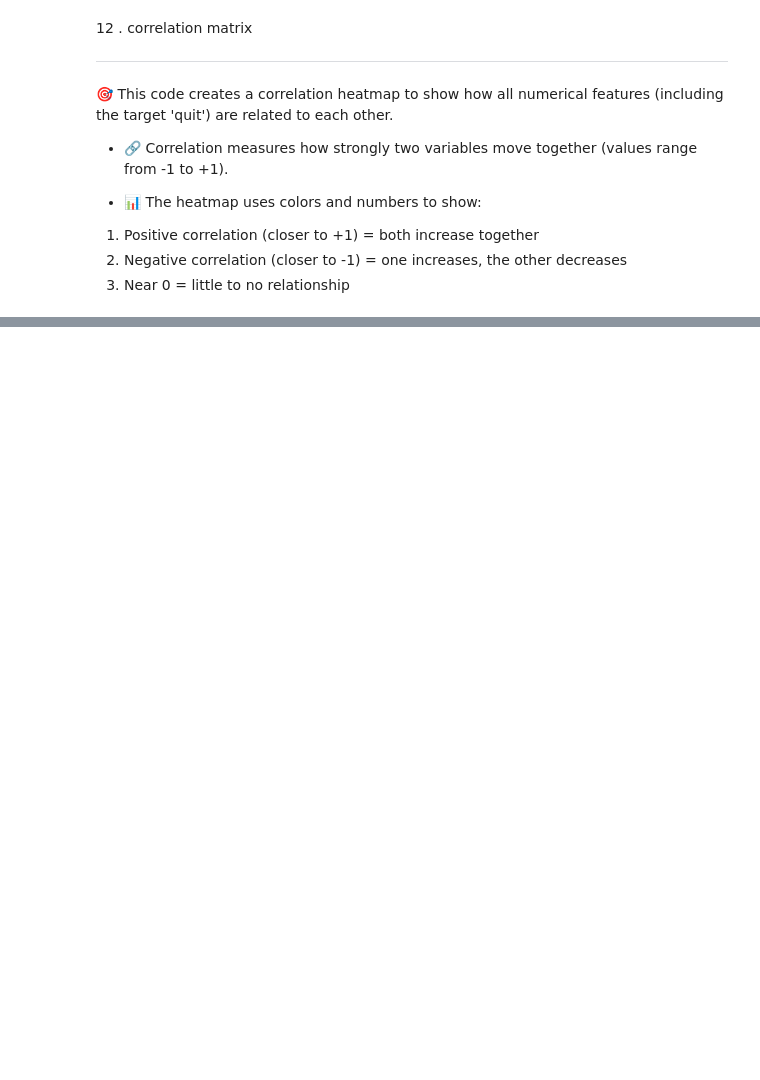
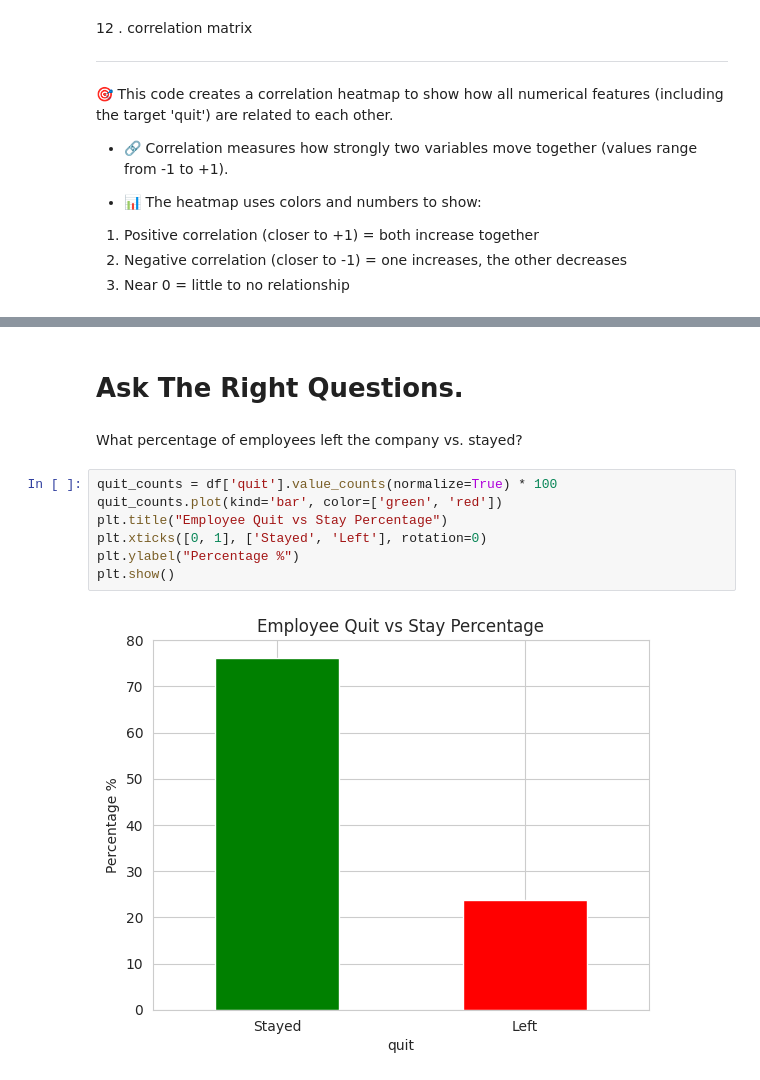
Before and after one commit to tamer-elkoT/Employee-Churn-Analysis-, a Jupyter notebook: EDA.ipynb, the cells around one changed output, grey strips where cells are left out. Cells and saved outputs as stored; diff of their text form; blank space fills up the shorter version.

```diff
--- a/EDA.ipynb
+++ b/EDA.ipynb
@@ -865,0 +920,13 @@ plt.show()
+# %% [markdown]
+# Ask The Right Questions.
+# %% [markdown]
+What percentage of employees left the company vs. stayed?
+# %%
+quit_counts = df['quit'].value_counts(normalize=True) * 100
+quit_counts.plot(kind='bar', color=['green', 'red'])
+plt.title("Employee Quit vs Stay Percentage")
+plt.xticks([0, 1], ['Stayed', 'Left'], rotation=0)
+plt.ylabel("Percentage %")
+plt.show()
+# %% [output]
+[figure, added]
```
Also changed, not shown: parts of 39 cells of this notebook.
